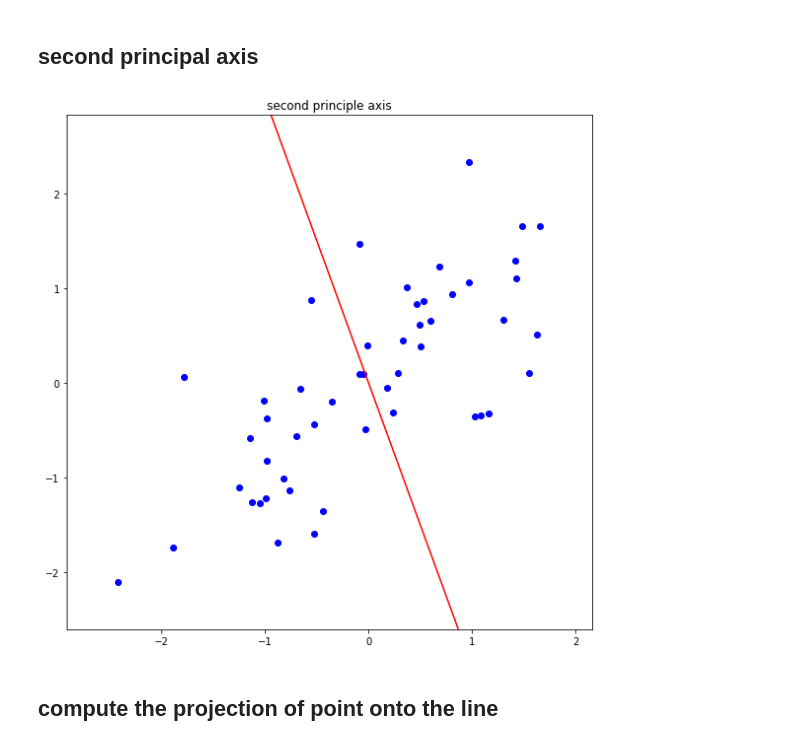
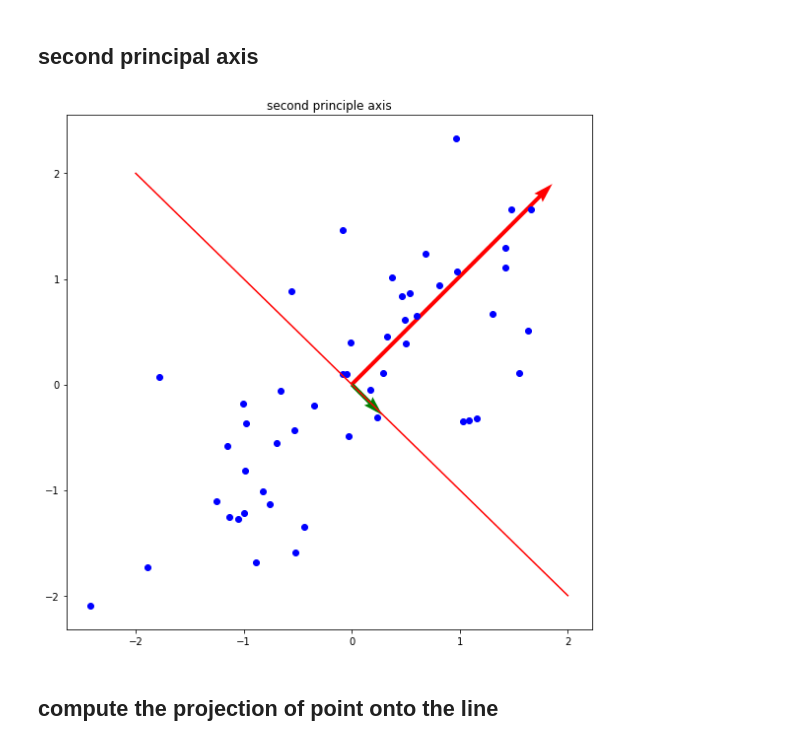
Before and after one commit to jstep750/assignment-machine-learning, a Jupyter notebook: 12/assignment_12.ipynb, the cells around one changed output. Drawn from its saved outputs; the diff is of its cells as text; code cells hidden in the pictures.

```diff
--- a/12/assignment_12.ipynb
+++ b/12/assignment_12.ipynb
@@ -153,17 +151,21 @@ plt.show()
 # %% [markdown]
 ## second principal axis
-# %%
-plt.figure(figsize=(8,8))
-plt.title('second principle axis')
-# ===================================================
-# fill up the blank
-#
-#
-# ===================================================
-plt.tight_layout()
-plt.show()
-# %% [output]
-[figure, removed]
+# %%
+plt.figure(figsize=(8,8))
+plt.title('second principle axis')
+
+second = U[:,1]
+plt.plot(feature[:,0], feature[:,1], 'o', color = 'blue')
+plt.quiver([0, 0], [0, 0], U[:,0], U[:,1], color=['r','g'], scale=S*7)
+
+x1 = np.arange(-2,3)
+y1 = (second[1]/second[0])*x1
+plt.plot(x1,y1, '-', color='red')
+
+plt.tight_layout()
+plt.show()
+# %% [output]
+[figure, added]
 # %% [markdown]
 ## compute the projection of point onto the line
 # %%
```
Also changed, not shown: parts of 1 cell of this notebook.
